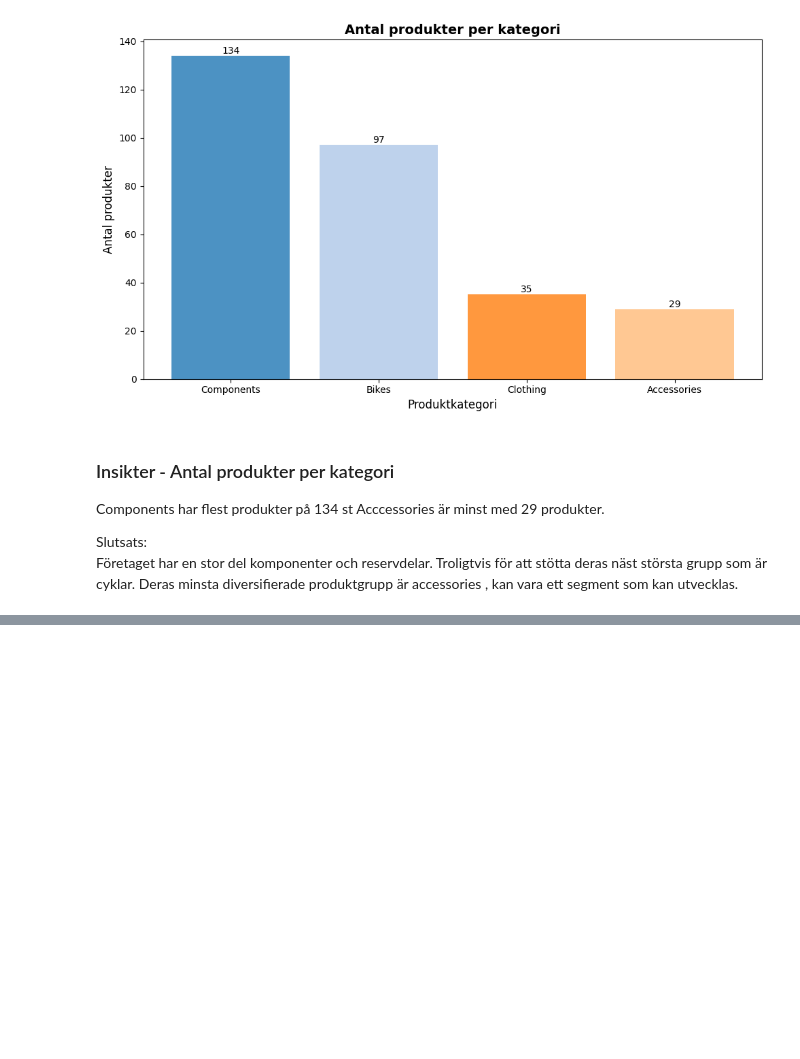
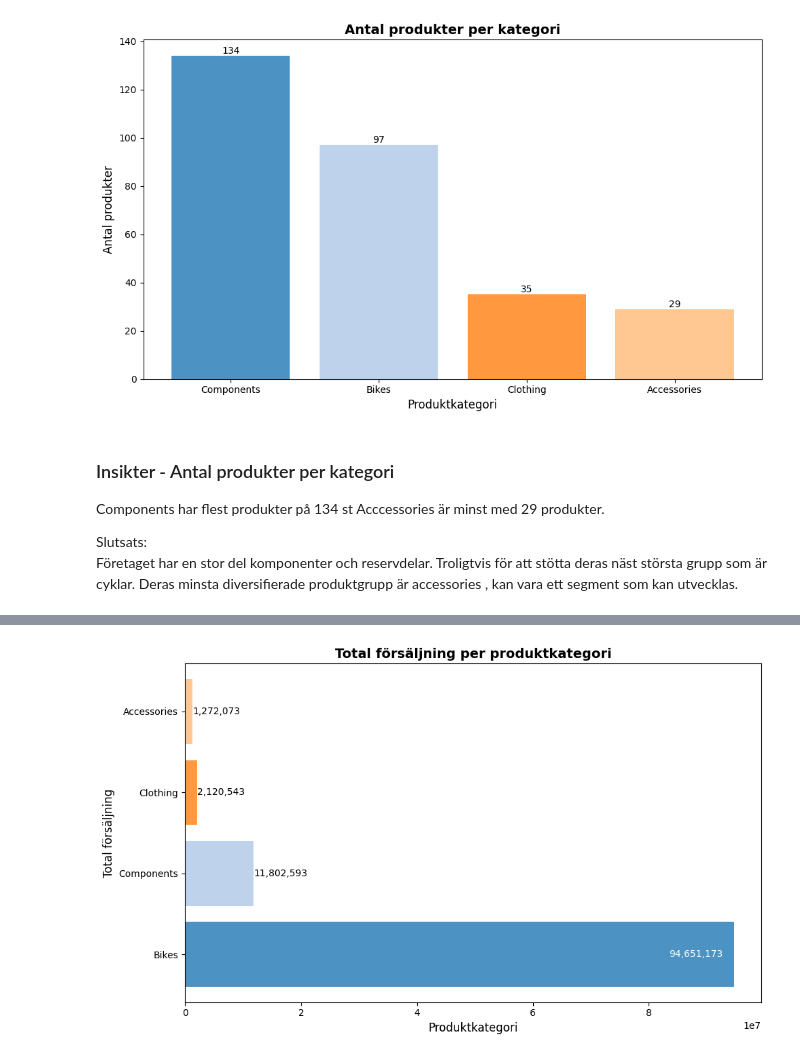
Before and after one commit to Tim-Ryd/AdventureWorks, a Jupyter notebook: notebooks/report.ipynb, the cells around one changed output, grey strips where cells are left out. Saved outputs shown, nothing was run; the diff lists cells and outputs as text; code cells hidden in the pictures; blank space fills up the shorter version.

```diff
--- a/notebooks/report.ipynb
+++ b/notebooks/report.ipynb
@@ -115,0 +136,55 @@ Deras minsta diversifierade produktgrupp är accessories , kan vara ett segment
+# %%
+query_vis2 = """
+SELECT
+    pc.Name AS CategoryName,
+    SUM(sod.LineTotal) AS TotalSales
+FROM Production.ProductCategory pc
+INNER JOIN Production.ProductSubcategory psc ON pc.ProductCategoryID = psc.ProductCategoryID
+INNER JOIN Production.Product p ON psc.ProductSubcategoryID = p.ProductSubcategoryID
+INNER JOIN Sales.SalesOrderDetail sod ON p.ProductID = sod.ProductID
+GROUP BY pc.Name
+ORDER BY TotalSales DESC
+"""
+df_vis2 = query_df(query_vis2)
+#Färger
+colors = plt.cm.tab20(range(len(df_vis2)))
+
+#Plot
+fig, ax = plt.subplots(figsize = (10,6))
+bars = ax.barh(df_vis2['CategoryName'], df_vis2['TotalSales'],color = colors, alpha = 0.8)
+
+#Siffror
+max_value = df_vis2['TotalSales'].max()
+
+for bar in bars:
+    width = bar.get_width()
+    y = bar.get_y() + bar.get_height() / 2
+
+
+    if width > 0.15 * max_value:
+        x = width * 0.98
+        ha = 'right'
+        color = 'white'
+    else:
+        x = width * 1.01
+        ha = 'left'
+        color = 'black'
+
+    ax.text(
+        x,
+        y,
+        f'{width:,.0f}',
+        va='center',
+        ha=ha,
+        color=color
+    )
+# Titlar
+ax.set_xlabel('Produktkategori', fontsize = 12)
+ax.set_ylabel('Total försäljning', fontsize = 12)
+ax.set_title('Total försäljning per produktkategori', fontsize = 14, fontweight = 'bold')
+
+#Visa plot
+plt.tight_layout()
+plt.show()
+# %% [output]
+[figure, added]
```
Also changed, not shown: parts of 12 cells of this notebook, 4 other files.
